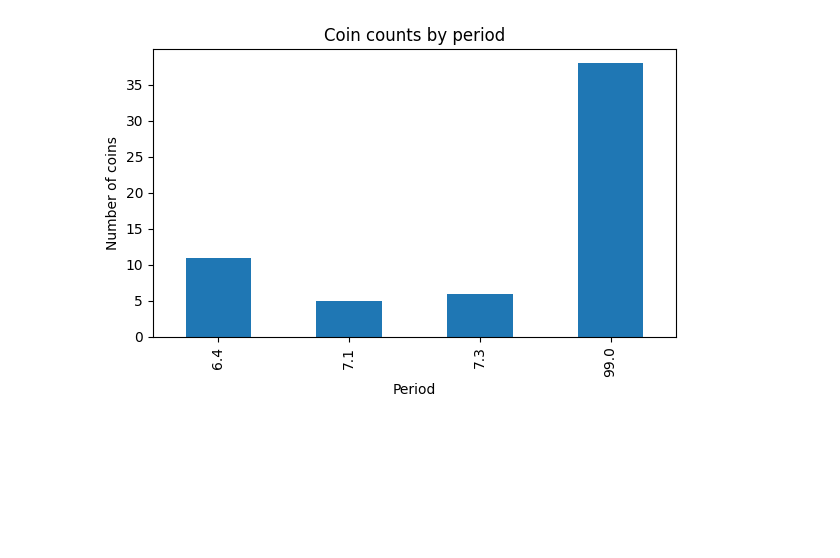
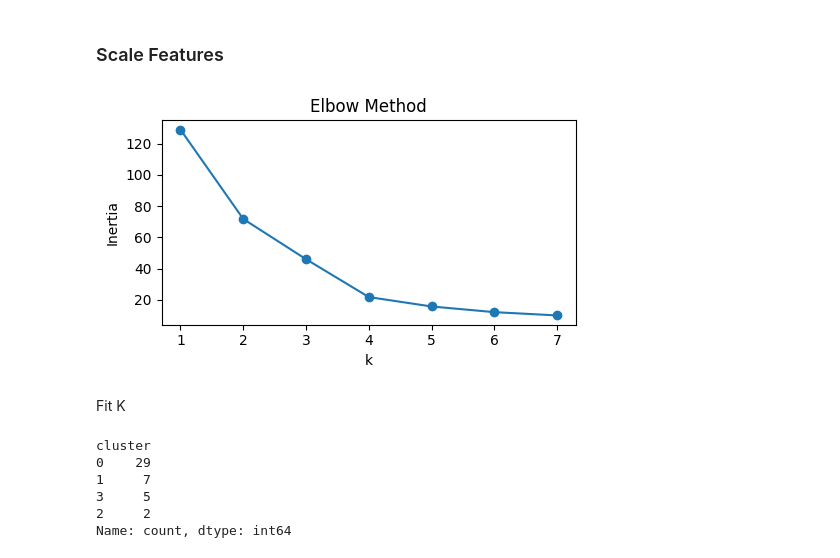
Before and after one commit to berniberniberni/ML_DHC_Conington_Coindata, a Jupyter notebook: notebooks/02_conington_clustering_kmeans.ipynb, the cells around one changed output. Saved outputs shown, nothing was run; the diff lists cells and outputs as text; code cells hidden in the pictures; blank space fills up the shorter version.

```diff
--- a/notebooks/02_conington_clustering_kmeans.ipynb
+++ b/notebooks/02_conington_clustering_kmeans.ipynb
@@ -66,12 +55,44 @@ Name: proportion, dtype: float64
-# %%
-import matplotlib.pyplot as plt
-
-plt.figure(figsize=(6,4))
-period_counts.plot(kind='bar')
-plt.xlabel('Period')
-plt.ylabel('Number of coins')
-plt.title('Coin counts by period')
-plt.tight_layout()
-plt.show()
-# %% [output]
-[figure, removed]
+# %% [markdown]
+### Scale Features
+# %%
+# Scale features so each has mean=0 and std=1 (K-means is distance-based)
+scaler = StandardScaler()
+X = scaler.fit_transform(df)
+
+# Choose K using the elbow method
+inertia = []
+k_range = range(1, 8)
+
+for k in k_range:
+    # Fit K-means for each k and store the inertia (within-cluster sum of squares)
+    km = KMeans(n_clusters=k, random_state=42, n_init=10)
+    km.fit(X)
+    inertia.append(km.inertia_)
+
+# Plot inertia vs k to find the "elbow" (within cluster sum pf squares) which shows how much the fit improves with increasing k
+plt.figure(figsize=(5,3))
+plt.plot(k_range, inertia, marker="o")
+plt.title("Elbow Method")
+plt.xlabel("k")
+plt.ylabel("Inertia")
+plt.tight_layout()
+plt.show()
+# %% [output]
+[figure, added]
+# %% [markdown]
+Fit K
+# %%
+k = 4  #chosen number of clusters based on elbow plot
+kmeans = KMeans(n_clusters=k, random_state=42, n_init=10)
+labels = kmeans.fit_predict(X)
+
+df_clustered = df.copy()
+df_clustered["cluster"] = labels
+df_clustered["cluster"].value_counts()
+# %% [output]
+cluster
+0    29
+1     7
+3     5
+2     2
+Name: count, dtype: int64
```
Also changed, not shown: parts of 27 cells of this notebook, 3 other files.
